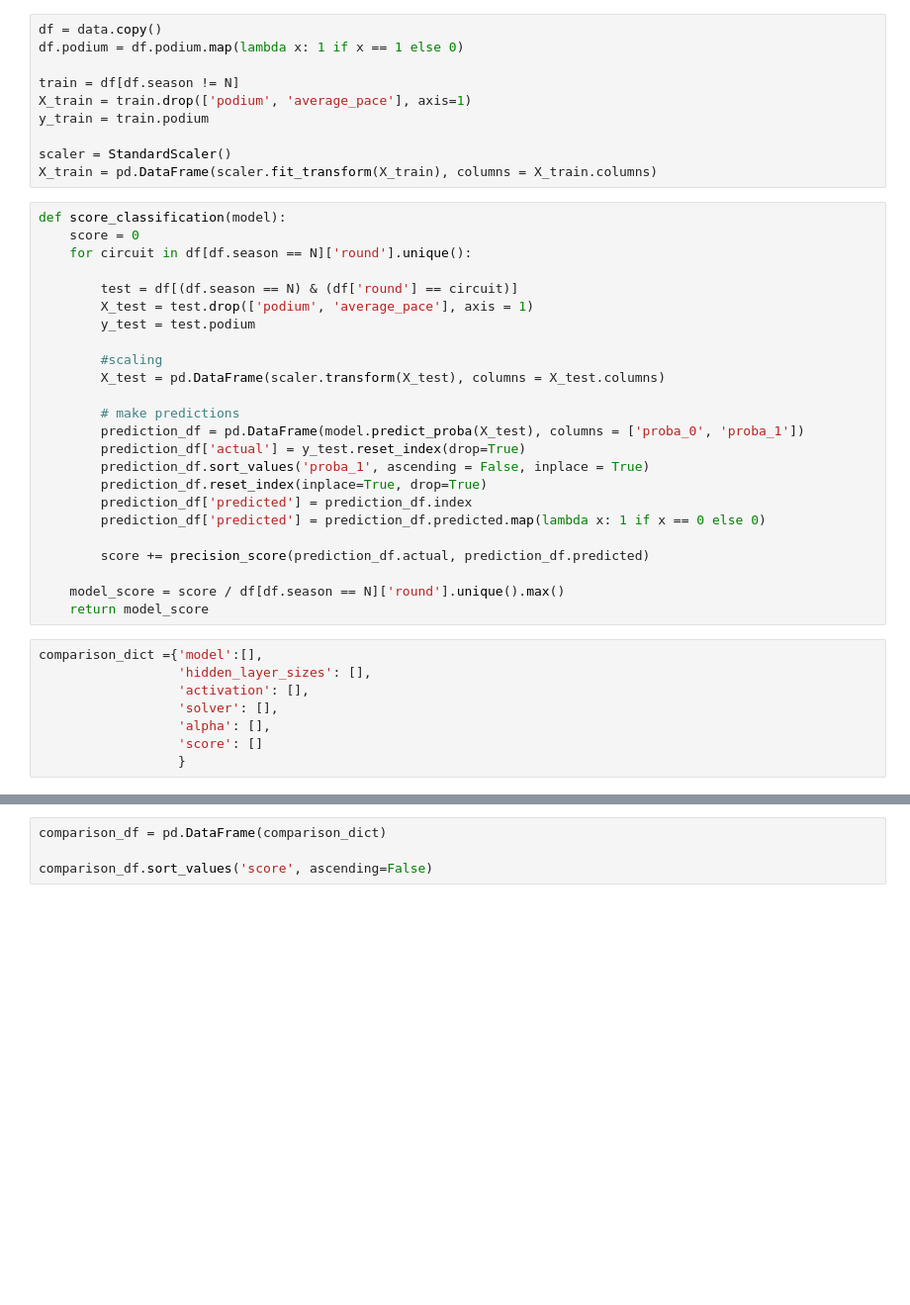
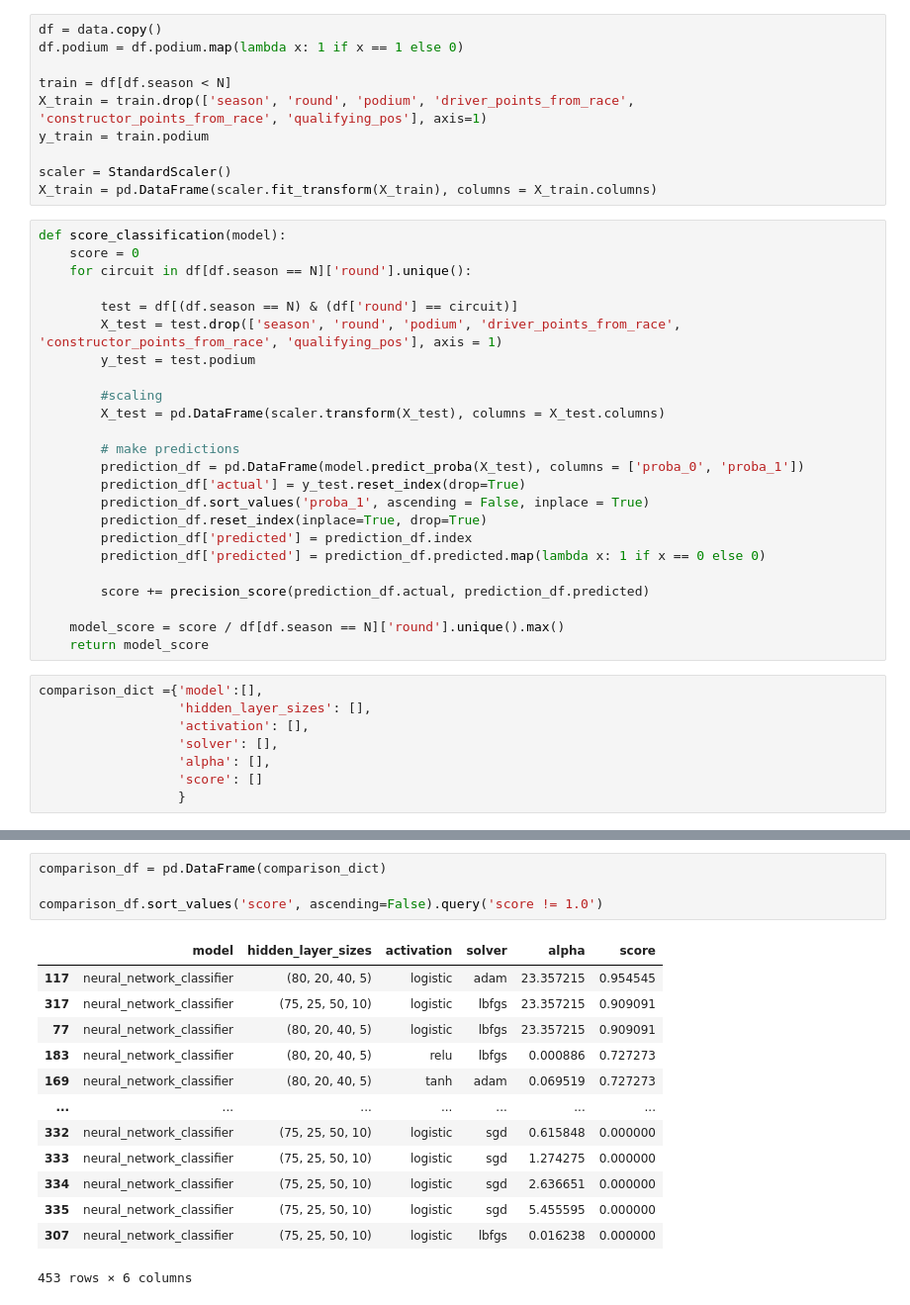
Before and after one commit to ollyjc99/f1-analytics, a Jupyter notebook: data modelling/parameter-testing/NeuralNetworkClassifier.ipynb, the cells around one changed output, grey strips where cells are left out. Shown at 99% size. Drawn from its saved outputs; the diff is of its cells as text; blank space fills up the shorter version.

Commit message:
Testing NN classifier, shocking results

```diff
--- a/data modelling/parameter-testing/NeuralNetworkClassifier.ipynb
+++ b/data modelling/parameter-testing/NeuralNetworkClassifier.ipynb
@@ -31,8 +41,8 @@ data.columns
 df = data.copy()
 df.podium = df.podium.map(lambda x: 1 if x == 1 else 0)
 
-train = df[df.season != N]
-X_train = train.drop(['podium', 'average_pace'], axis=1)
+train = df[df.season < N]
+X_train = train.drop(['season', 'round', 'podium', 'driver_points_from_race', 'constructor_points_from_race', 'qualifying_pos'], axis=1)
 y_train = train.podium
 
 scaler = StandardScaler()
@@ -43,7 +53,7 @@ def score_classification(model):
     for circuit in df[df.season == N]['round'].unique():
 
         test = df[(df.season == N) & (df['round'] == circuit)]
-        X_test = test.drop(['podium', 'average_pace'], axis = 1)
+        X_test = test.drop(['season', 'round', 'podium', 'driver_points_from_race', 'constructor_points_from_race', 'qualifying_pos'], axis = 1)
         y_test = test.podium
 
         #scaling
@@ -104,5 +130,19 @@ for hidden_layer_sizes in params['hidden_layer_sizes']:
 # %%
 comparison_df = pd.DataFrame(comparison_dict)
 
-comparison_df.sort_values('score', ascending=False)
+comparison_df.sort_values('score', ascending=False).query('score != 1.0')
+# %% [output]
+|  | model | hidden_layer_sizes | activation | solver | alpha | score |
+| 117 | neural_network_classifier | (80, 20, 40, 5) | logistic | adam | 23.357215 | 0.954545 |
+| 317 | neural_network_classifier | (75, 25, 50, 10) | logistic | lbfgs | 23.357215 | 0.909091 |
+| 77 | neural_network_classifier | (80, 20, 40, 5) | logistic | lbfgs | 23.357215 | 0.909091 |
+| 183 | neural_network_classifier | (80, 20, 40, 5) | relu | lbfgs | 0.000886 | 0.727273 |
+| 169 | neural_network_classifier | (80, 20, 40, 5) | tanh | adam | 0.069519 | 0.727273 |
+| ... | ... | ... | ... | ... | ... | ... |
+| 332 | neural_network_classifier | (75, 25, 50, 10) | logistic | sgd | 0.615848 | 0.000000 |
+| 333 | neural_network_classifier | (75, 25, 50, 10) | logistic | sgd | 1.274275 | 0.000000 |
+| 334 | neural_network_classifier | (75, 25, 50, 10) | logistic | sgd | 2.636651 | 0.000000 |
+| 335 | neural_network_classifier | (75, 25, 50, 10) | logistic | sgd | 5.455595 | 0.000000 |
+| 307 | neural_network_classifier | (75, 25, 50, 10) | logistic | lbfgs | 0.016238 | 0.000000 |
+453 rows × 6 columns
 # %%
```
Also changed, not shown: parts of 3 cells of this notebook, 1 other file.
